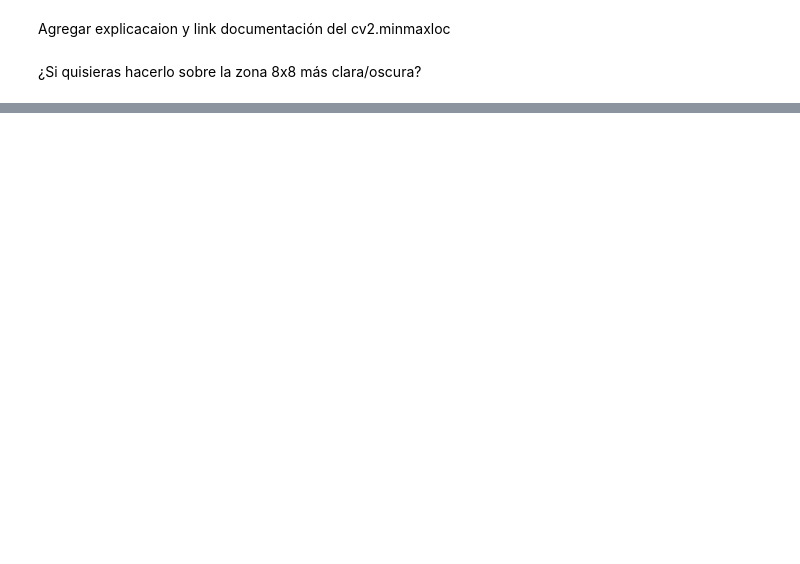
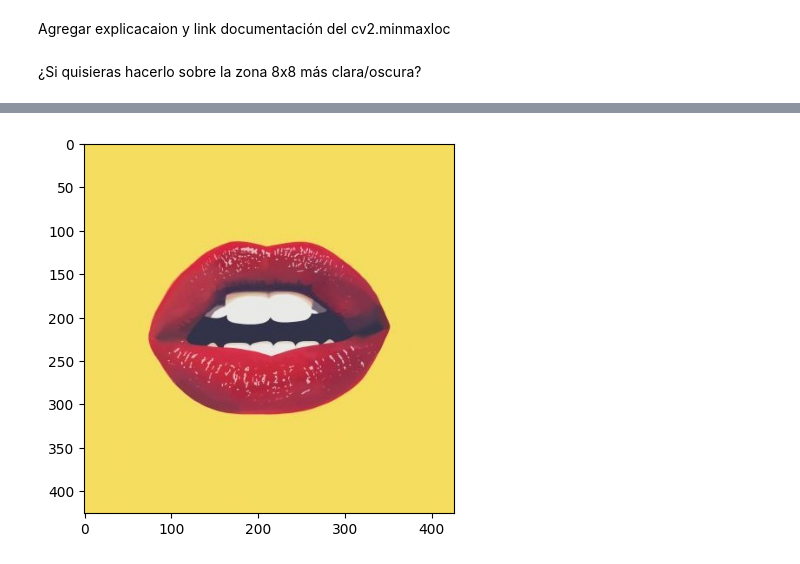
Before and after one commit to Javier-Castilla/VC-P1, a Jupyter notebook: Práctica1.ipynb, the cells around one changed output, grey strips where cells are left out. Drawn from its saved outputs; the diff is of its cells as text; code cells hidden in the pictures; blank space fills up the shorter version.

```diff
--- a/Práctica1.ipynb
+++ b/Práctica1.ipynb
@@ -317,2 +506,87 @@ Breve descripción
 # %%
-# Pop art
+#Carga imagen desde disco
+pop_art_image = cv2.imread('imgs/Lip.jpg')
+
+# Convertir de BGR a RGB para que matplotlib la muestre bien
+pop_art_rgb = cv2.cvtColor(pop_art_image, cv2.COLOR_BGR2RGB)
+#Dimensiones
+print(f"Dimensiones: {pop_art_rgb.shape}")
+#Muestra
+plt.imshow(pop_art_rgb)
+# Guardar imagen en el directorio
+plt.savefig("imgs/pop_art_original_photo.jpg")
+plt.show()
+
+# Convertir a HSV
+hsv = cv2.cvtColor(pop_art_rgb, cv2.COLOR_BGR2HSV)
+
+def shift_hue(hsv_img, shift):
+    hsv_copy = hsv_img.copy()
+    hsv_copy[:, :, 0] = (hsv_copy[:, :, 0].astype(int) + shift) % 180
+    return hsv_copy
+
+num_circles=20
+circle_size=2
+circle_color=(0,0,0)
+
+def shift_hue_and_add_circles(hsv_img, shift):
+    # Shift hue
+    hsv_copy = hsv_img.copy()
+    hsv_copy[:, :, 0] = (hsv_copy[:, :, 0].astype(int) + shift) % 180
+
+    # Convertir a RGB
+    rgb_img = cv2.cvtColor(hsv_copy, cv2.COLOR_HSV2RGB)
+
+    # Añadir círculos en RGB
+    height, width = rgb_img.shape[:2]
+    step_x = width // num_circles
+    step_y = height // num_circles
+
+    for y in range(0, height, step_y):
+        for x in range(0, width, step_x):
+            cv2.circle(rgb_img, (x, y), circle_size, circle_color, -1)
+
+    return rgb_img
+
+# Generar variaciones
+hsv1 = shift_hue(hsv, 0)
+hsv2 = shift_hue(hsv, 30)
+hsv3 = shift_hue(hsv, 60)
+hsv4 = shift_hue(hsv, 90)
+hsv5 = shift_hue(hsv, 10)
+hsv6 = shift_hue(hsv, 100)
+hsv7 = shift_hue(hsv, 15)
+hsv8 = shift_hue(hsv, 150)
+hsv9 = shift_hue(hsv, 45)
+
+imgs = [cv2.cvtColor(x, cv2.COLOR_HSV2RGB) for x in [hsv1, hsv2, hsv3, hsv4, hsv5, hsv6, hsv7, hsv8, hsv9]]
+
+# Mostrar en cuadrícula estilo pop art
+fig, axs = plt.subplots(3, 3, figsize=(8, 8))
+for ax, im in zip(axs.ravel(), imgs):
+    ax.imshow(im)
+    ax.axis("off")
+plt.savefig("imgs/pop_art_applied.jpg")
+plt.show()
+
+# Generar variaciones
+imgs = [
+    shift_hue_and_add_circles(hsv, 0),
+    shift_hue_and_add_circles(hsv, 30),
+    shift_hue_and_add_circles(hsv, 60),
+    shift_hue_and_add_circles(hsv, 90),
+    shift_hue_and_add_circles(hsv, 10),
+    shift_hue_and_add_circles(hsv, 100),
+    shift_hue_and_add_circles(hsv, 15),
+    shift_hue_and_add_circles(hsv, 150),
+    shift_hue_and_add_circles(hsv, 45),
+]
+
+# Mostrar en cuadrícula estilo pop art
+fig, axs = plt.subplots(3, 3, figsize=(8, 8))
+for ax, im in zip(axs.ravel(), imgs):
+    ax.imshow(im)
+    ax.axis("off")
+plt.savefig("imgs/pop_art_applied_with_circles.jpg")
+plt.show()
+# %% [output]
@@ -318,0 +594 @@ Breve descripción
+[figure, added]
```
Also changed, not shown: parts of 24 cells of this notebook, 9 other files.
